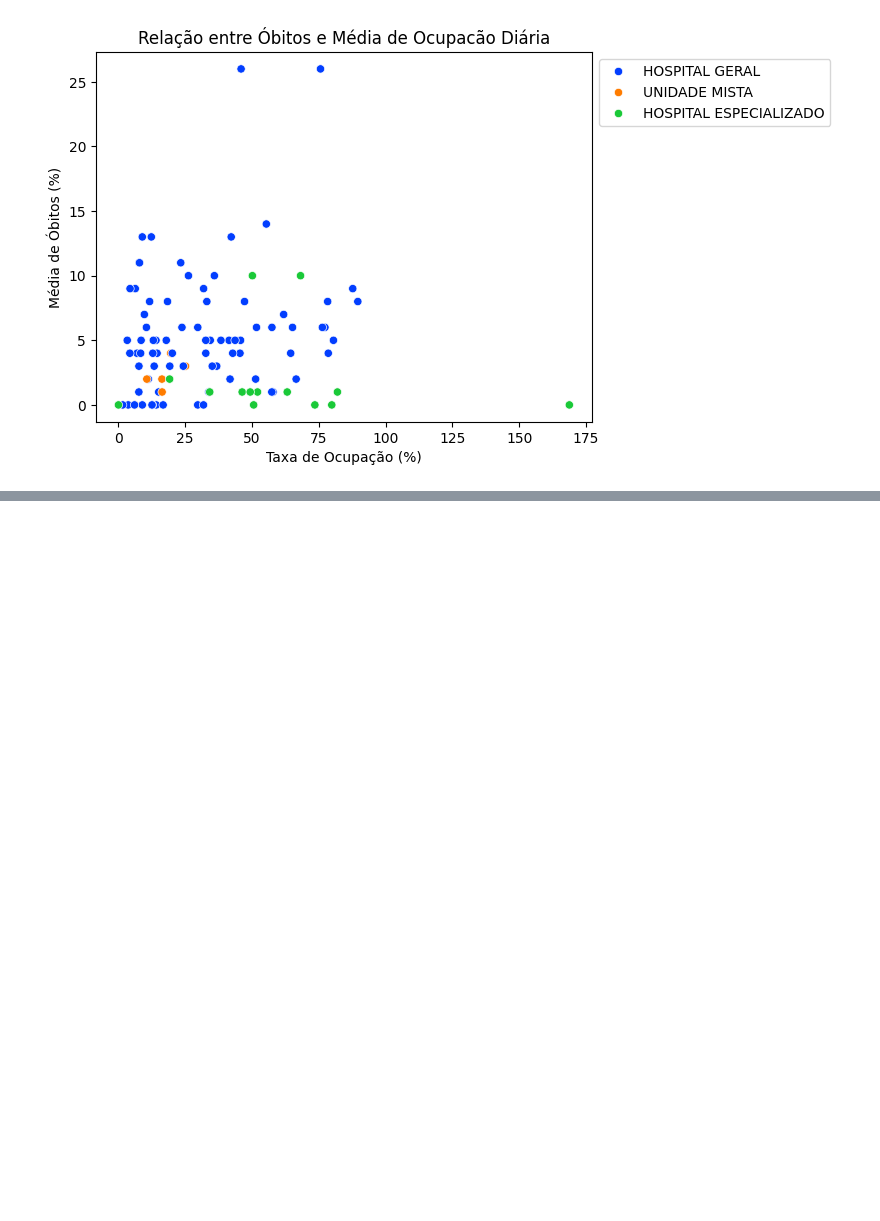
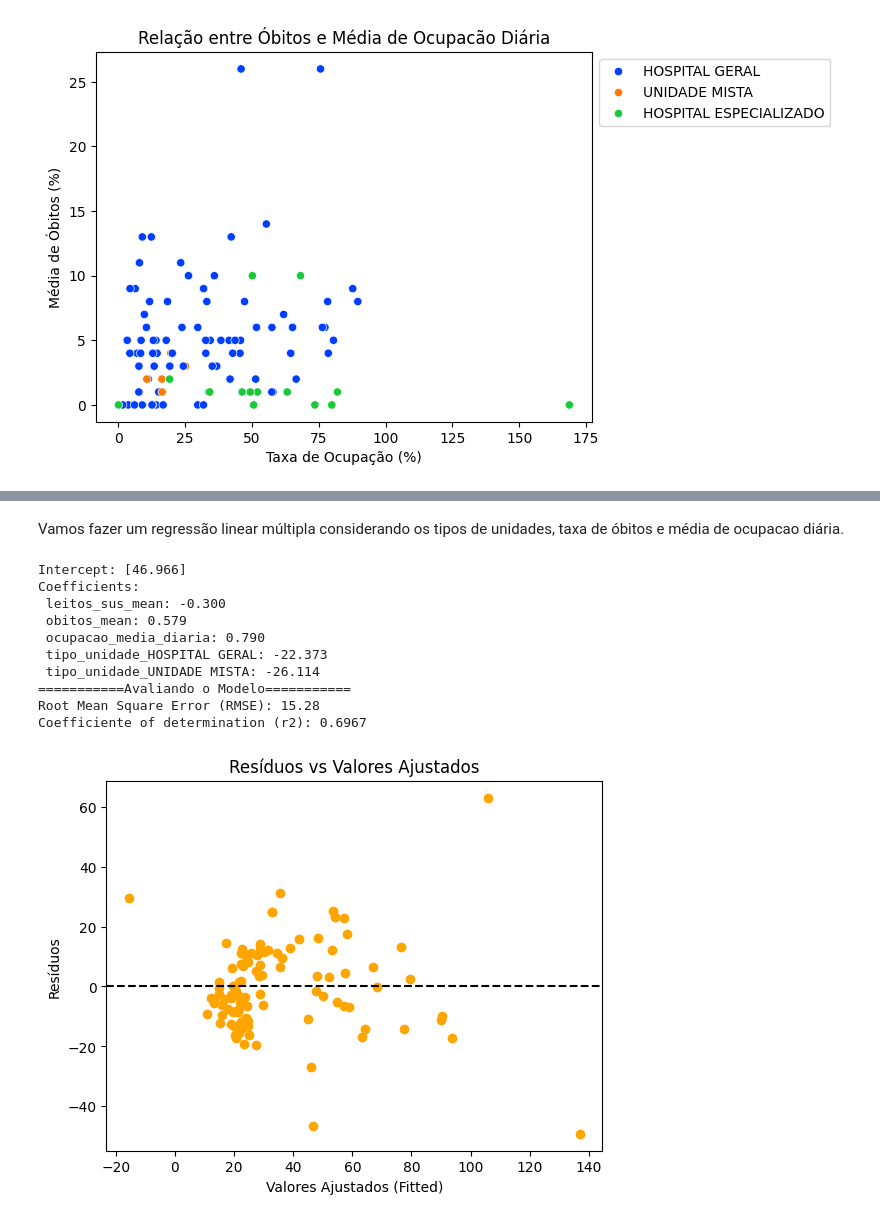
Before and after one commit to ceciliapaiva/analise-superlotacao-hospitais-pb, a Jupyter notebook: relatorio.ipynb, the cells around one changed output, grey strips where cells are left out. Saved outputs shown, nothing was run; the diff lists cells and outputs as text; code cells hidden in the pictures; blank space fills up the shorter version.

```diff
--- a/relatorio.ipynb
+++ b/relatorio.ipynb
@@ -420,0 +490,55 @@ Correlação de Kendall: 0.09
+# %% [markdown]
+Vamos fazer um regressão linear múltipla considerando os tipos de unidades, taxa de óbitos e média de ocupacao diária.
+# %%
+x = df_stats[['leitos_sus_mean', 'tipo_unidade', 'obitos_mean', 'ocupacao_media_diaria']]
+y = df_stats[['taxa_ocupacao_mean_pct']]
+
+# Transformar a variável categórica 'tipo_unidade' em variáveis dummy
+# Hospital especializado é o dummies de referência
+x_dummies = pd.get_dummies(x, drop_first=True)
+
+# Separar os dados em Treino e Teste
+x_train, x_test, y_train, y_test = ms.train_test_split(x_dummies, y, test_size=0.2, random_state=0)
+
+# Treinando o modelo
+regressor_multiple = lm.LinearRegression()
+regressor_multiple.fit(x_train, y_train)
+
+# Coeficientes
+print(f'Intercept: {regressor_multiple.intercept_.round(3)}')
+print('Coefficients:')
+for name, coef in zip(x_dummies.columns, regressor_multiple.coef_.flatten()):
+    print(f' {name}: {coef:.3f}')
+
+# Previsão
+y_pred = regressor_multiple.predict(x_test)
+
+# Avaliando o modelo
+fitted = regressor_multiple.predict(x_dummies)
+RMSE = np.sqrt(mean_squared_error(y, fitted))
+r2 = r2_score(y, fitted)
+print(f'===========Avaliando o Modelo===========\nRoot Mean Square Error (RMSE): {RMSE:.2f}')
+print(f'Coefficiente of determination (r2): {r2:.4f}')
+
+# Calcular os resíduos
+residuals = y - fitted
+
+# Gráfico de Resíduos vs Valores Ajustados
+plt.scatter(fitted, residuals, color='orange')
+plt.axhline(y=0, color='black', linestyle='--')
+plt.title('Resíduos vs Valores Ajustados')
+plt.xlabel('Valores Ajustados (Fitted)')
+plt.ylabel('Resíduos')
+plt.show()
+# %% [output]
+Intercept: [46.966]
+Coefficients:
+ leitos_sus_mean: -0.300
+ obitos_mean: 0.579
+ ocupacao_media_diaria: 0.790
+ tipo_unidade_HOSPITAL GERAL: -22.373
+ tipo_unidade_UNIDADE MISTA: -26.114
+===========Avaliando o Modelo===========
+Root Mean Square Error (RMSE): 15.28
+Coefficiente of determination (r2): 0.6967
+[figure, added]
```
Also changed, not shown: parts of 4 cells of this notebook.
